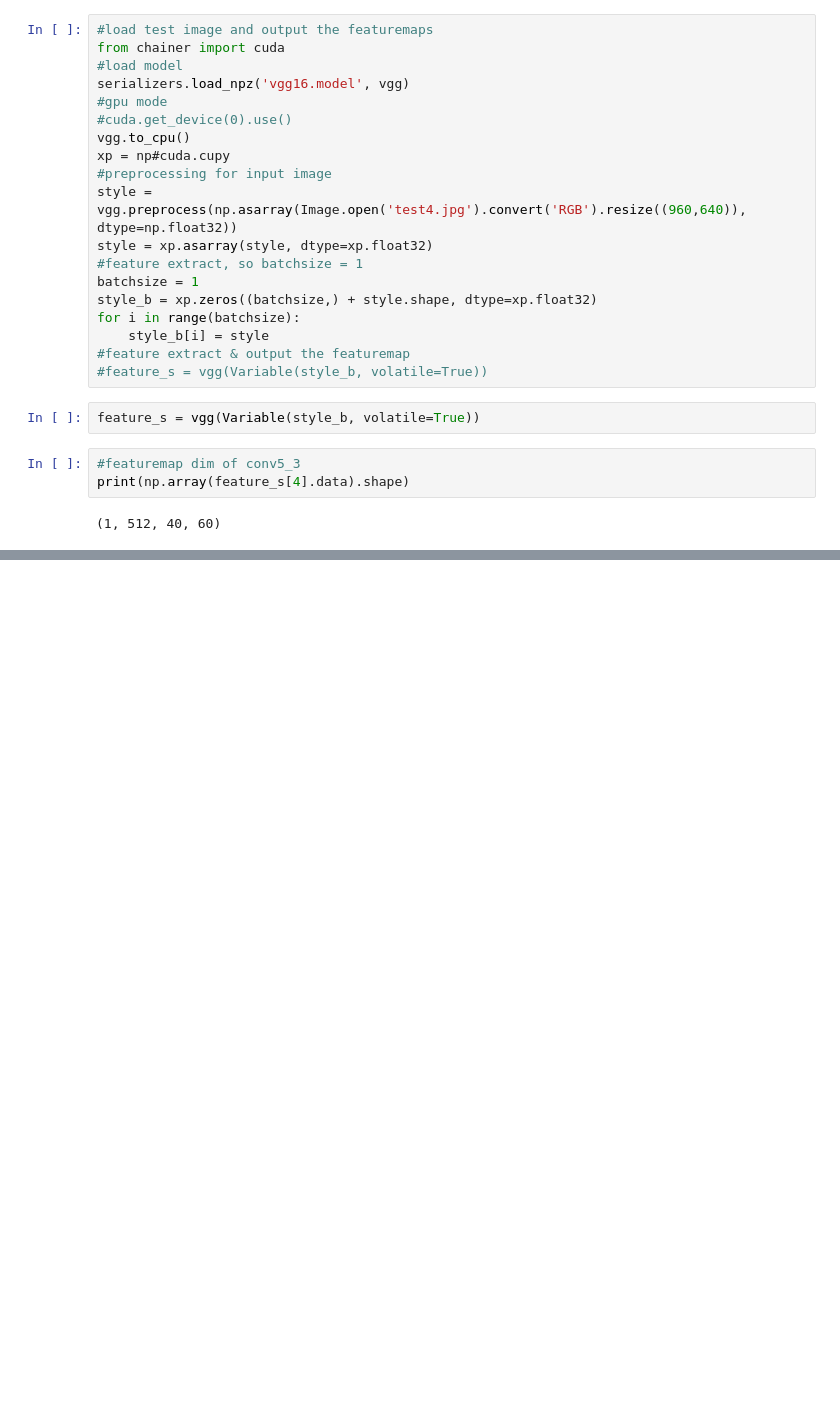
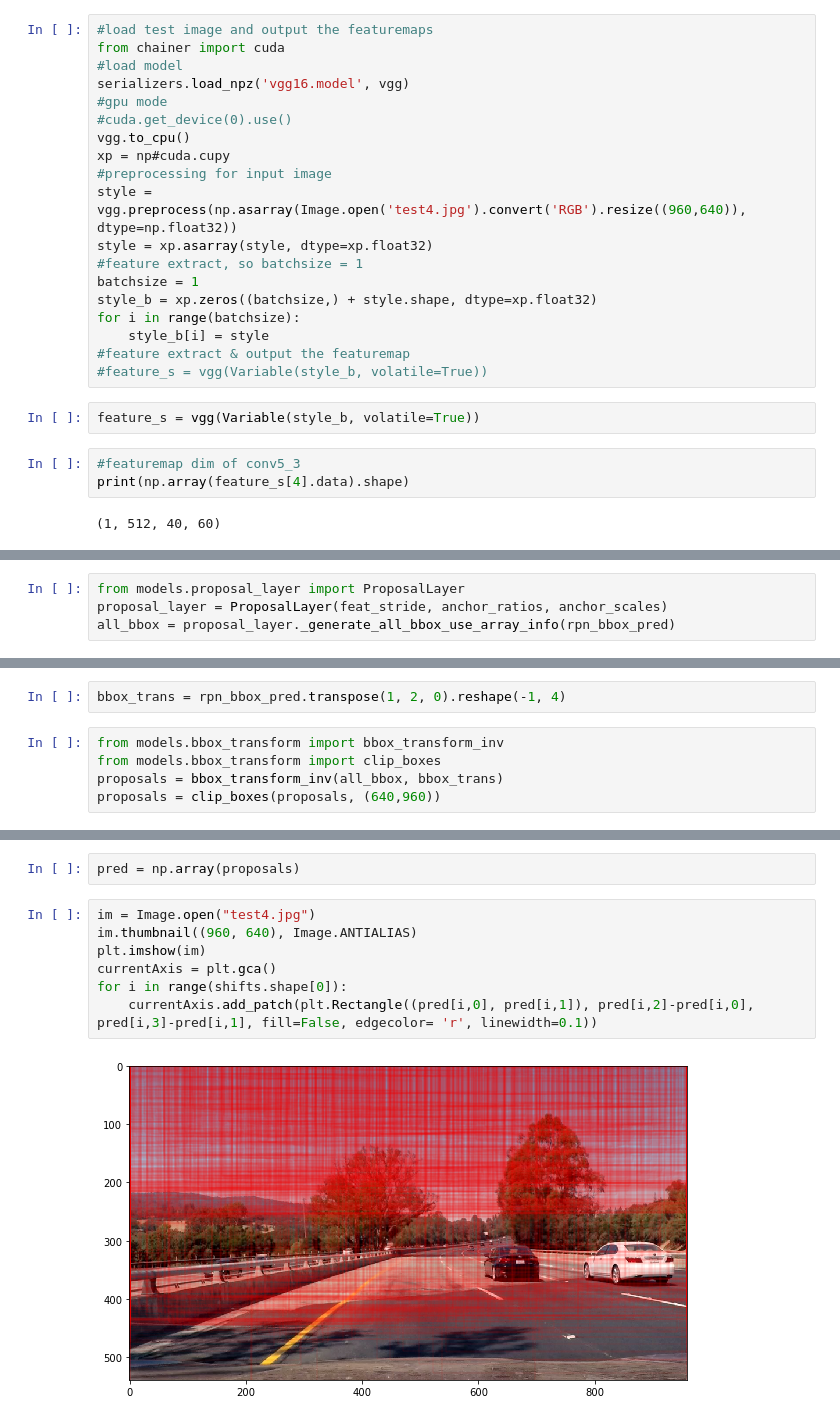
Before and after one commit to Walter1218/self_driving_car_ND, a Jupyter notebook: faster_rcnn_explorer/Untitled.ipynb, the cells around one changed output, grey strips where cells are left out. Drawn from its saved outputs; the diff is of its cells as text; blank space fills up the shorter version.

```diff
--- a/faster_rcnn_explorer/Untitled.ipynb
+++ b/faster_rcnn_explorer/Untitled.ipynb
@@ -245,0 +322,4 @@ print(np.array(feature_s[4].data).shape)
+# %%
+from models.proposal_layer import ProposalLayer
+proposal_layer = ProposalLayer(feat_stride, anchor_ratios, anchor_scales)
+all_bbox = proposal_layer._generate_all_bbox_use_array_info(rpn_bbox_pred)
@@ -245,0 +330,7 @@ print(np.array(feature_s[4].data).shape)
+# %%
+bbox_trans = rpn_bbox_pred.transpose(1, 2, 0).reshape(-1, 4)
+# %%
+from models.bbox_transform import bbox_transform_inv
+from models.bbox_transform import clip_boxes
+proposals = bbox_transform_inv(all_bbox, bbox_trans)
+proposals = clip_boxes(proposals, (640,960))
@@ -245,0 +349,11 @@ print(np.array(feature_s[4].data).shape)
+# %%
+pred = np.array(proposals)
+# %%
+im = Image.open("test4.jpg")
+im.thumbnail((960, 640), Image.ANTIALIAS)
+plt.imshow(im)
+currentAxis = plt.gca()
+for i in range(shifts.shape[0]):
+    currentAxis.add_patch(plt.Rectangle((pred[i,0], pred[i,1]), pred[i,2]-pred[i,0], pred[i,3]-pred[i,1], fill=False, edgecolor= 'r', linewidth=0.1))
+# %% [output]
+[figure, added]
```
Also changed, not shown: parts of 15 cells of this notebook.
